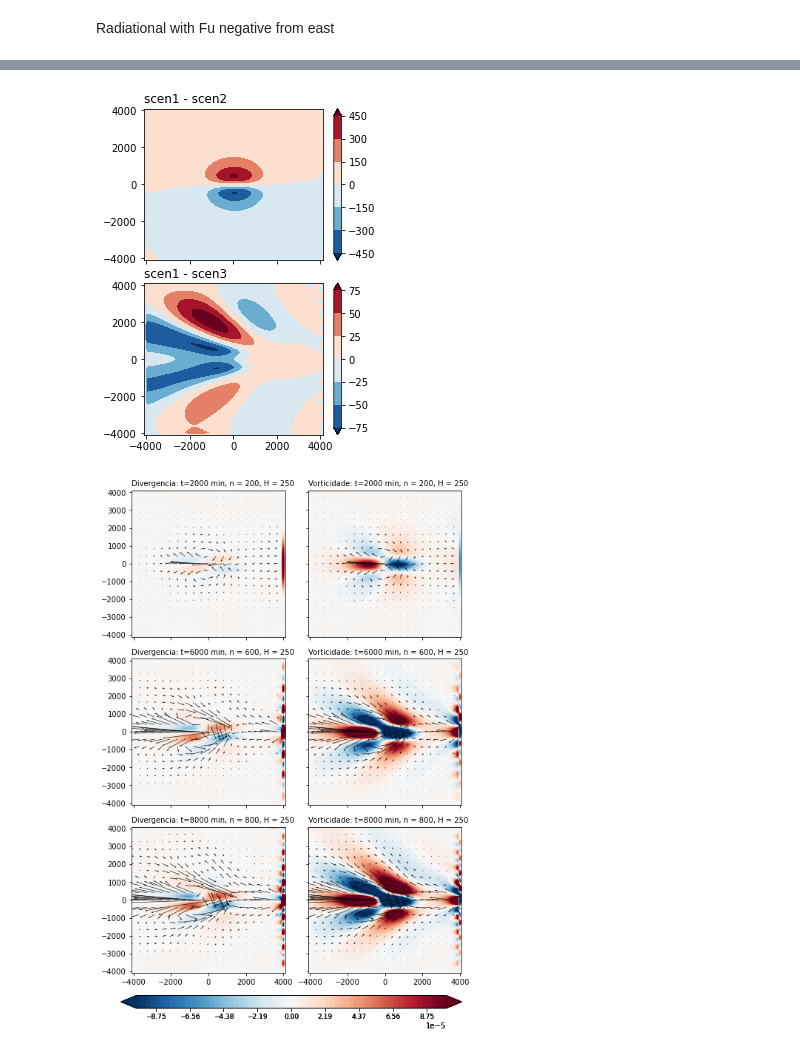
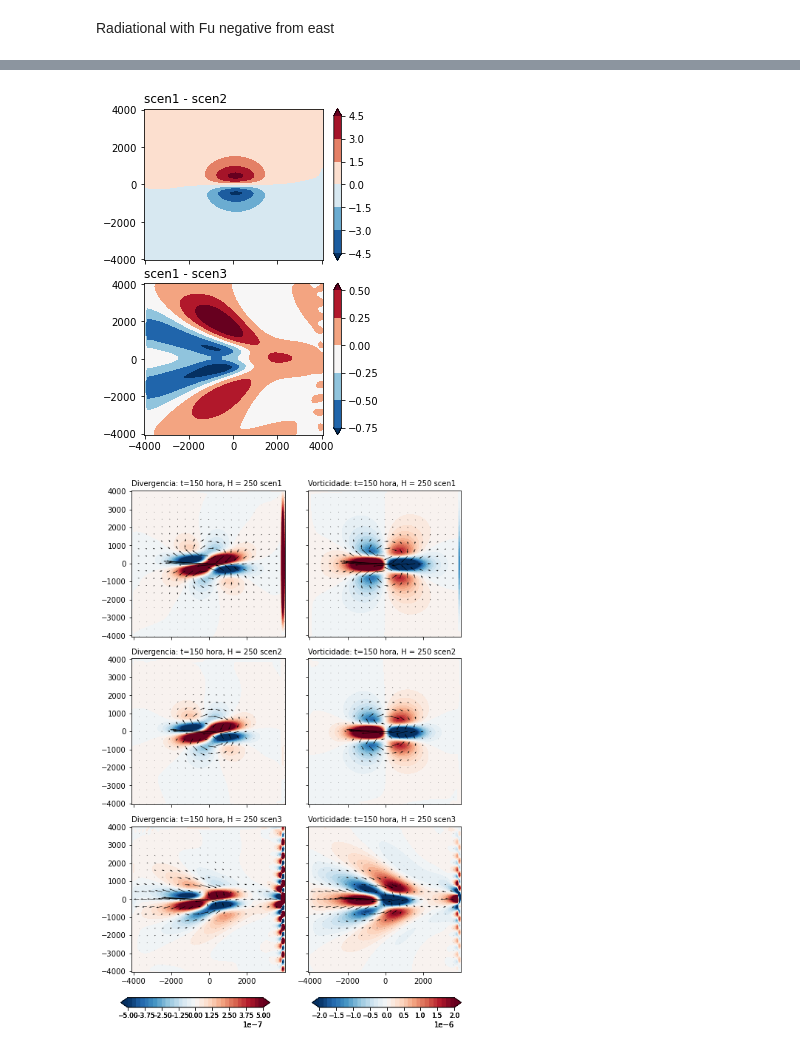
Before and after one commit to adelgadop/Modelagem, a Jupyter notebook: Exercicio_4/Agua_rassa.ipynb, the cells around one changed output, grey strips where cells are left out. Cells and saved outputs as stored; diff of their text form; code cells hidden in the pictures.

```diff
--- a/Exercicio_4/Agua_rassa.ipynb
+++ b/Exercicio_4/Agua_rassa.ipynb
@@ -124,7 +21,7 @@ c = np.sqrt(g*H)    # Velocity phase [m/s]
 data = {}
 
 # Conditions
-Nx, Ny, dx, dy, Nt, dt, lat, Nrx, Nry  = 80, 80, 100*1e3, 100*1e3, 1000, 600, -20, 10, 4
+Nx, Ny, dx, dy, Nt, dt, lat, Nrx, Nry  = 80, 80, 100*1e3, 100*1e3, 1800, 540, -20, 10, 4
 """
 scen1: f=0
 scen2: f at -20 degrees as latitude
@@ -133,11 +30,11 @@ scen3: beta variation between -4000 to 4000
 cenarios = ['scen1', 'scen2', 'scen3']
 rad = True
 
-if c*dt/dx <= 1:
+if c*dt/dx <= 0.35:
     for cen in cenarios:
         data[cen] = {'u':{}, 'v':{}, 'h':{}, 'div':{}, 'vor':{}}
 
-        scen, x, y, yv, X, Y, u, v, h, Fu, f, beta, div, vor = conditions(cen, lat, Nx, Ny, dx, dy, Nt, Nrx, Nry)
+        scen, x, y, yv, Xu, Yu, Xv, Yv, Xh, Yh, u, v, h, Fu, f, beta, div, vor = conditions(cen, lat, Nx, Ny, dx, dy, Nt, Nrx, Nry)
 
         u, v, h, div, vor = leapfrog(scen, Nx, Ny, Nt, u, v, h, g, dx, dy, dt, H, Fu, f, beta, y, yv, c, div, vor, rad)
         data[cen]['u']   = u
@@ -161 +58,8 @@ Courant number 0.30
 Phase velocity (c): 49.51
+# %%
+# Plots Zonal Source Wind--------------------------------------------------------
+fig, ax = plt.subplots(figsize=(6.5,5))
+im = ax.contourf(Xu/1000, Yu/1000, Fu[0,:,:]*86400, levels=list(np.linspace(-1,-.0001,100))) #cmap='bwr'
+fig.colorbar(im, ax=ax, orientation='vertical') # pad, shrink
+fig.savefig("fig/fonte_u.png", dpi = 300, bbox_inches='tight', facecolor='w')
+# -------------------------------------------------------------------------------
@@ -197,56 +100,60 @@ cbar.ax.tick_params(labelsize=9)
 n = 1000
 fig, axes = plt.subplots(2,1, figsize=(4,6), sharex=True, sharey=True, gridspec_kw={'wspace':0.15, 'hspace':0.15} )
 for ax, scen in zip(axes.flatten(), ['scen2', 'scen3']):
-    im = ax.contourf(X/1000, Y/1000, data['scen1']['h'][n,:,:] - data[scen]['h'][n,:,:], cmap=plt.cm.RdBu_r, extend='both')
+    im = ax.contourf(Xh/1000, Yh/1000, data['scen1']['h'][n,:,:] - data[scen]['h'][n,:,:], cmap=plt.cm.RdBu_r, extend='both')
     cbar = fig.colorbar(im, ax=ax, orientation="vertical")
     ax.set_title('scen1 - '+scen, loc='left')
 #fig.savefig("fig/leapfrog_"+str(H)+"m_dif.png", dpi = 300, bbox_inches='tight', facecolor='w')
 # %% [output]
-[figure, old version]
+[figure, new version]
 # %%
 # Divergence & Vorticity
 # ----------------------
 staged_u = np.zeros((Nt+1, Nx+1, Ny+1))
 staged_v = np.zeros((Nt+1, Nx+1, Ny+1))
 
-lvs = list(np.linspace(-.0001,.0001,2*32+1))
-enes = [200, 600, 800]
+lvs1 = list(np.linspace(-.0000005,.0000005,2*16+1))
+lvs2 = list(np.linspace(-.000002,.000002,2*16+1))
+n = 1000
 titles = ['f = 0', 'f em -20°S', 'Beta equatorial']
-scen = 'scen3'
+scen = 'scen2'
 
 fig, axes = plt.subplots(3,2, figsize=(8,12), sharex=True, sharey=True, gridspec_kw={'wspace':0.15, 'hspace':0.15} )
 # Divergencia
 # -----------
-for ax, n in zip([axes[0,0], axes[1,0], axes[2,0]], enes):
-    im = ax.contourf(X/1000, Y/1000, data[scen]['div'][n,:,:], cmap=plt.cm.RdBu_r, levels=lvs, extend='both')
+for ax, scen in zip([axes[0,0], axes[1,0], axes[2,0]], cenarios):
+    im = ax.contourf(Xu[:-1,:]/1000,Yu[:-1,:]/1000, data[scen]['div'][n,:,:], levels=lvs1, cmap=plt.cm.RdBu_r,  extend='both') #,
     #cbar = fig.colorbar(im, ax=ax, orientation="vertical")
     u, v = data[scen]['u'], data[scen]['v']
     staged_u[:, :, :] = (u[:, 1:, :] + u[:, :-1, :]) * 0.5
     staged_v[:, :, :] = (v[:, :, 1:] + v[:, :, :-1]) * 0.5
-    Q = ax.quiver(X[::4, ::4]/1000, Y[::4, ::4]/1000, staged_u[n,::4, ::4], staged_v[n,::4, ::4],
-        units = "xy", scale = 0.05)
+    Q = ax.quiver(Xu[::4, ::4]/1000, Yu[::4, ::4]/1000, staged_u[n,::4, ::4], staged_v[n,::4, ::4],
+         units = "xy", scale = arrow)
     #qk = ax.quiverkey(Q, 0.9, 0.8, 1000, "0.1 m/s", labelpos = "E", coordinates = "figure")
-    ax.set_title("Divergencia: t={:.0f} min, n = {:.0f}, H = {:.0f}".format(dt*n/60, n, H), fontsize=10, loc='left')
-    cax = fig.add_axes([.1,.07,0.8,.02]) # left, bottom, width, height
+    ax.set_title("Divergencia: t={:.0f} hora, H = {:.0f} ".format(dt*n/3600,  H)+scen, fontsize=10, loc='left')
+    cax = fig.add_axes([.1,.07,0.35,.015]) # left, bottom, width, height
     cbar = fig.colorbar(im, cax=cax, orientation='horizontal') # pad, shrink
     cbar.ax.tick_params(labelsize=9)
 
 # Vorticidade
 # -----------
-for ax, n in zip([axes[0,1], axes[1,1], axes[2,1]], enes):
-    im = ax.contourf(X/1000, Y/1000, data[scen]['vor'][n,:,:], cmap=plt.cm.RdBu_r, levels=lvs, extend='both')
+for ax, scen in zip([axes[0,1], axes[1,1], axes[2,1]], cenarios):
+    im = ax.contourf(Xu[:-1,:]/1000,Yu[:-1,:]/1000, data[scen]['vor'][n,:,:], levels=lvs2, cmap=plt.cm.RdBu_r,  extend='both') #levels=lvs,
     #cbar = fig.colorbar(im, ax=ax, orientation="vertical")
     u, v = data[scen]['u'], data[scen]['v']
     staged_u[:, :, :] = (u[:, 1:, :] + u[:, :-1, :]) * 0.5
     staged_v[:, :, :] = (v[:, :, 1:] + v[:, :, :-1]) * 0.5
-    Q = ax.quiver(X[::4, ::4]/1000, Y[::4, ::4]/1000, staged_u[n,::4, ::4], staged_v[n,::4, ::4],
-        units = "xy", scale = 0.05)
+    Q = ax.quiver(Xu[::4, ::4]/1000, Yu[::4, ::4]/1000, staged_u[n,::4, ::4], staged_v[n,::4, ::4],
+         units = "xy", scale = arrow)
     #qk = ax.quiverkey(Q, 0.9, 0.8, 1000, "0.1 m/s", labelpos = "E", coordinates = "figure")
-    ax.set_title("Vorticidade: t={:.0f} min, n = {:.0f}, H = {:.0f}".format(dt*n/60, n, H), fontsize=10, loc='left')
+    ax.set_title("Vorticidade: t={:.0f} hora, H = {:.0f} ".format(dt*n/3600,  H)+scen, fontsize=10, loc='left')
+    cax = fig.add_axes([.55,.07,0.35,.015]) # left, bottom, width, height
+    cbar = fig.colorbar(im, cax=cax, orientation='horizontal') # pad, shrink
+    cbar.ax.tick_params(labelsize=9)
 
 #fig.savefig("fig/leapfrog_div_vor"+str(H)+"m_"+scen+".png", dpi = 300, bbox_inches='tight', facecolor='w')
 # %% [output]
-[figure, old version]
+[figure, new version]
 # %%
 filenames = []
 # plot the line chart
```
Also changed, not shown: parts of 5 cells of this notebook, 4 other files.
